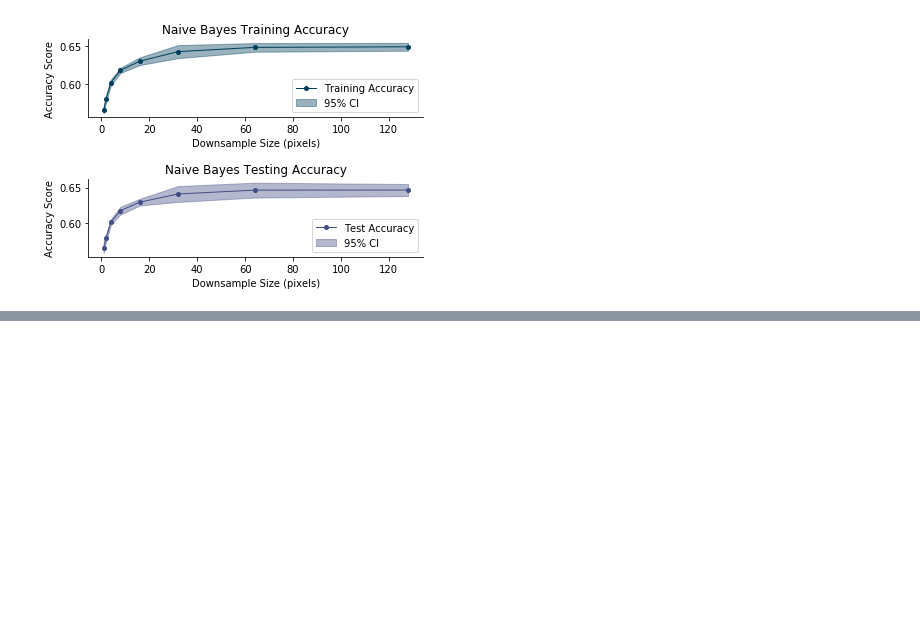
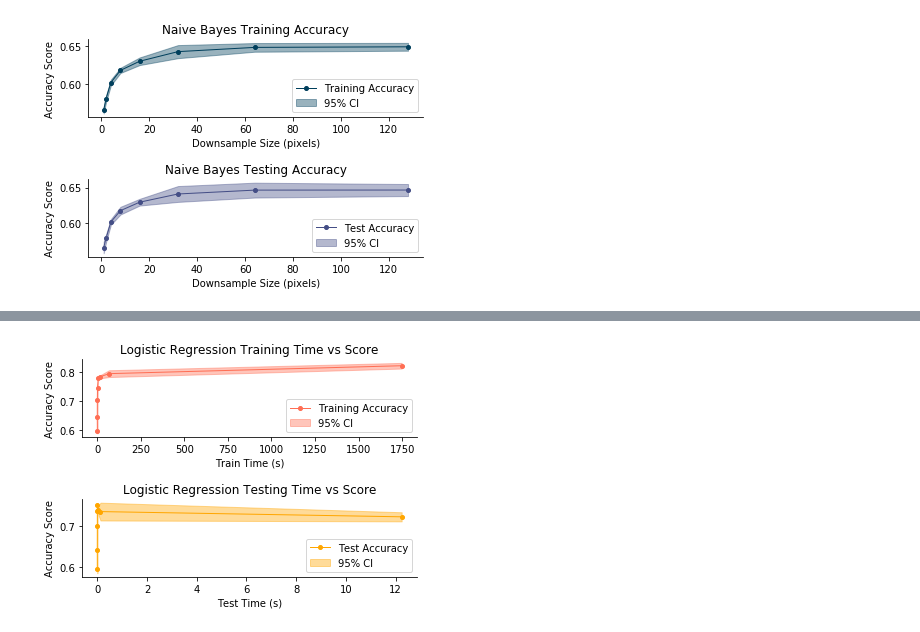
Before and after one commit to nextBillyonair/PGMImageInterpolation, a Jupyter notebook: src/ResultPlotting.ipynb, the cells around one changed output, grey strips where cells are left out. Saved outputs shown, nothing was run; the diff lists cells and outputs as text; code cells hidden in the pictures; blank space fills up the shorter version.

```diff
--- a/src/ResultPlotting.ipynb
+++ b/src/ResultPlotting.ipynb
@@ -67,0 +128,16 @@ plt.subplots_adjust(hspace = 0.8)
+# %%
+fig, axs = img_utils.make_subplot(rows=2, cols=1)
+img_utils.lineplot_ci(axs[0], list(lr['fit_time_mean']),
+                   list(lr['train_score_mean']), list(lr['train_score_std']),
+                   label="Training Accuracy", title="Logistic Regression Training Time vs Score",
+                   x_label="Train Time (s)", y_label="Accuracy Score",
+                   color=4)
+img_utils.lineplot_ci(axs[1], list(lr['score_time_mean']),
+                   list(lr['test_score_mean']), list(lr['test_score_std']),
+                   label="Test Accuracy", title="Logistic Regression Testing Time vs Score",
+                   x_label="Test Time (s)", y_label="Accuracy Score",
+                   color=5)
+plt.subplots_adjust(hspace = 0.8)
+plt.savefig('../report/lr_graph_time_score.png', dpi=300, bbox_inches='tight')
+# %% [output]
+[figure, added]
```
Also changed, not shown: parts of 9 cells of this notebook, 12 other files.
